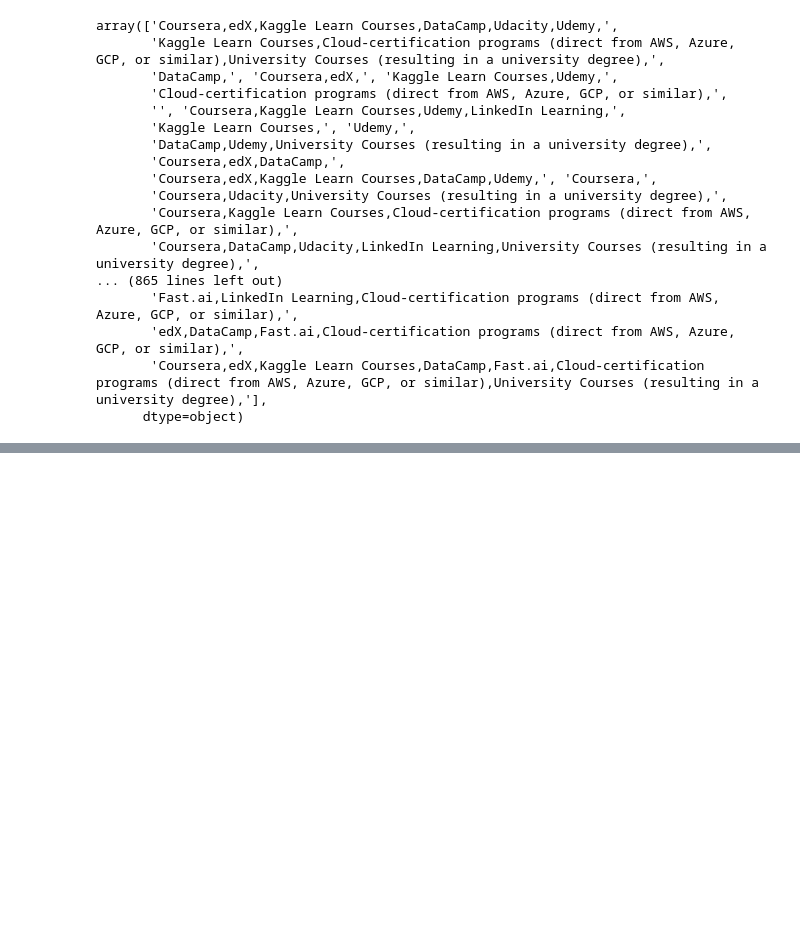
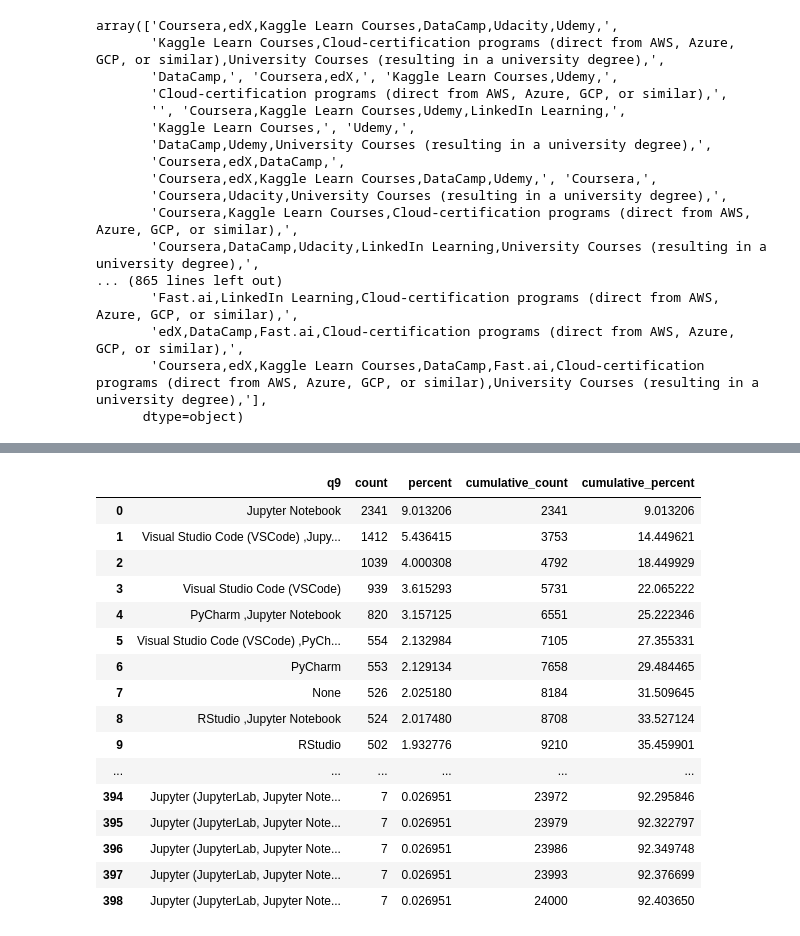
Before and after one commit to Adalab/project-DA-promo-b-modulo-2-team-2, a Jupyter notebook: HU2.ipynb, the cells around one changed output, grey strips where cells are left out. Saved outputs shown, nothing was run; the diff lists cells and outputs as text; code cells hidden in the pictures; blank space fills up the shorter version.

```diff
--- a/HU2.ipynb
+++ b/HU2.ipynb
@@ -74,3 +75,6 @@ array(['Coursera,edX,Kaggle Learn Courses,DataCamp,Udacity,Udemy,',
        'edX,DataCamp,Fast.ai,Cloud-certification programs (direct from AWS, Azure, GCP, or similar),',
        'Coursera,edX,Kaggle Learn Courses,DataCamp,Fast.ai,Cloud-certification programs (direct from AWS, Azure, GCP, or similar),University Courses (resulting in a university degree),'],
       dtype=object)
+# %%
+df_columnas_nuevas = {col: col.strip().replace(" ","_").lower() for col in df.columns}
+df.rename(columns = df_columnas_nuevas, inplace = True)
@@ -76,0 +94,2 @@ array(['Coursera,edX,Kaggle Learn Courses,DataCamp,Udacity,Udemy,',
+# %%
+pd.options.display.max_rows = None
@@ -76,0 +117,20 @@ array(['Coursera,edX,Kaggle Learn Courses,DataCamp,Udacity,Udemy,',
+# %%
+df_q9 = df.stb.freq(['q9'])
+# %% [output]
+|  | q9 | count | percent | cumulative_count | cumulative_percent |
+| 0 | Jupyter Notebook | 2341 | 9.013206 | 2341 | 9.013206 |
+| 1 | Visual Studio Code (VSCode) ,Jupy... | 1412 | 5.436415 | 3753 | 14.449621 |
+| 2 |  | 1039 | 4.000308 | 4792 | 18.449929 |
+| 3 | Visual Studio Code (VSCode) | 939 | 3.615293 | 5731 | 22.065222 |
+| 4 | PyCharm ,Jupyter Notebook | 820 | 3.157125 | 6551 | 25.222346 |
+| 5 | Visual Studio Code (VSCode) ,PyCh... | 554 | 2.132984 | 7105 | 27.355331 |
+| 6 | PyCharm | 553 | 2.129134 | 7658 | 29.484465 |
+| 7 | None | 526 | 2.025180 | 8184 | 31.509645 |
+| 8 | RStudio ,Jupyter Notebook | 524 | 2.017480 | 8708 | 33.527124 |
+| 9 | RStudio | 502 | 1.932776 | 9210 | 35.459901 |
+| ... | ... | ... | ... | ... | ... |
+| 394 | Jupyter (JupyterLab, Jupyter Note... | 7 | 0.026951 | 23972 | 92.295846 |
+| 395 | Jupyter (JupyterLab, Jupyter Note... | 7 | 0.026951 | 23979 | 92.322797 |
+| 396 | Jupyter (JupyterLab, Jupyter Note... | 7 | 0.026951 | 23986 | 92.349748 |
+| 397 | Jupyter (JupyterLab, Jupyter Note... | 7 | 0.026951 | 23993 | 92.376699 |
+| 398 | Jupyter (JupyterLab, Jupyter Note... | 7 | 0.026951 | 24000 | 92.403650 |
```
Also changed, not shown: parts of 8 cells of this notebook.
